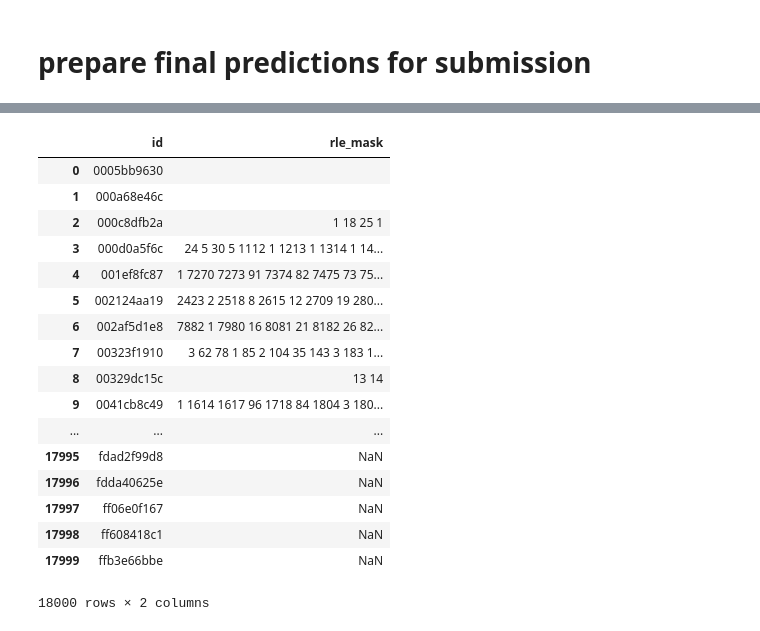
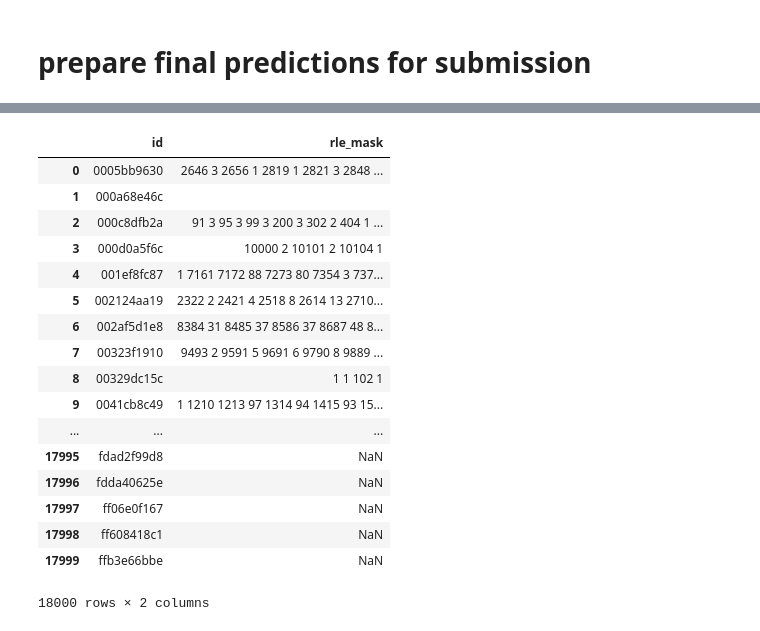
Before and after one commit to rahulpp891994/kaggle_salt_indentification, a Jupyter notebook: initial analysis.ipynb, the cells around one changed output, grey strips where cells are left out. Saved outputs shown, nothing was run; the diff lists cells and outputs as text; code cells hidden in the pictures.

```diff
--- a/initial analysis.ipynb
+++ b/initial analysis.ipynb
@@ -335,25 +335,18 @@ autoencoder.compile(optimizer="adam", loss='binary_crossentropy', metrics=[mean_
 # %%
 earlystopper = EarlyStopping(patience=15, verbose=1)
 reduce_lr = ReduceLROnPlateau(factor=0.1, patience=10, min_lr=0.001, verbose=1)
-checkpointer = ModelCheckpoint('model-tgs-salt_64-2-1.h5', verbose=1, save_best_only=True)
+checkpointer = ModelCheckpoint('model-tgs-salt_64-2-2.h5', verbose=1, save_best_only=True)
 # %% [markdown]
 ## define5 fold validation
 # %%
 autoencoder_train = autoencoder.fit([X_train,
-                                     get_depths_arr(df_X_train['depths'].values.tolist(),8,max_depths),
-                                     get_depths_arr(df_X_train['depths'].values.tolist(),16,max_depths),
-                                     get_depths_arr(df_X_train['depths'].values.tolist(),32,max_depths),
-                                     get_depths_arr(df_X_train['depths'].values.tolist(),64,max_depths)],
+                                     get_depths_arr(df_X_train['depths'].values.tolist(),8,max_depths)],
                                     [y_train],
                                     batch_size=116,
                                     epochs=100,
                                     verbose=1,
                                     validation_data=(
-                                        [X_test,
-                                         get_depths_arr(df_X_test['depths'].values.tolist(),8,max_depths),
-                                         get_depths_arr(df_X_test['depths'].values.tolist(),16,max_depths),
-                                         get_depths_arr(df_X_test['depths'].values.tolist(),32,max_depths),
-                                         get_depths_arr(df_X_test['depths'].values.tolist(),64,max_depths)],
+                                        [X_test,get_depths_arr(df_X_test['depths'].values.tolist(),8,max_depths)],
                                         [y_test]),
 
                                     callbacks=[earlystopper, checkpointer,reduce_lr])
@@ -405,10 +398,7 @@ def get_101_dividing_np_array():
 ## prepare for X_test prediction
 # %%
 pred_imgs_64=autoencoder.predict([X_test,
-                              get_depths_arr(df_X_test['depths'].values.tolist(),8,max_depths),
-                              get_depths_arr(df_X_test['depths'].values.tolist(),16,max_depths),
-                              get_depths_arr(df_X_test['depths'].values.tolist(),32,max_depths),
-                              get_depths_arr(df_X_test['depths'].values.tolist(),64,max_depths)],verbose=1)
+                              get_depths_arr(df_X_test['depths'].values.tolist(),8,max_depths)],verbose=1)
 
 preds_img_101=np.zeros((int(X_test.shape[0]/5),101,101),dtype=float)
 preds_img_101[:,:cs[0],:cs[0]]=preds_img_101[:,:cs[0],:cs[0]]+pred_imgs_64[0:preds_img_101.shape[0],:,:,0]
@@ -546,22 +533,19 @@ X_preds = get_101_img_to_64(X_preds)
 X_preds = np.reshape(X_preds, (len(X_preds), 64, 64, 1))
 
 # import model and then use that mosel to predict images
-autoencoder=load_model('model-tgs-salt_64-2-1.h5', custom_objects={'mean_iou': mean_iou})
+autoencoder=load_model('model-tgs-salt_64-2-2.h5', custom_objects={'mean_iou': mean_iou})
 submi_img_64=autoencoder.predict([X_preds,
-                              get_depths_arr(list_X_preds_depths,8,max_depths),
-                              get_depths_arr(list_X_preds_depths,16,max_depths),
-                              get_depths_arr(list_X_preds_depths,32,max_depths),
-                              get_depths_arr(list_X_preds_depths,64,max_depths)],verbose=1)
+                              get_depths_arr(list_X_preds_depths,8,max_depths)],verbose=1)
 
 
 
 submi_img_101=np.zeros((int(X_preds.shape[0]/5),101,101),dtype=float)
-submi_img_101[:,:cs[0],:cs[0]]=submi_img_101[:,:cs[0],:cs[0]]+submi_imgs_64[0:submi_img_101.shape[0],:,:,0]
-submi_img_101[:,-cs[0]:,:cs[0]]=submi_img_101[:,-cs[0]:,:cs[0]]+submi_imgs_64[submi_img_101.shape[0]:submi_img_101.shape[0]*2,:,:,0]
-submi_img_101[:,:cs[0],-cs[0]:]=submi_img_101[:,:cs[0],-cs[0]:]+submi_imgs_64[submi_img_101.shape[0]*2:submi_img_101.shape[0]*3,:,:,0]
-submi_img_101[:,-cs[0]:,-cs[0]:]=submi_img_101[:,-cs[0]:,-cs[0]:]+submi_imgs_64[submi_img_101.shape[0]*3:submi_img_101.shape[0]*4,:,:,0]
+submi_img_101[:,:cs[0],:cs[0]]=submi_img_101[:,:cs[0],:cs[0]]+submi_img_64[0:submi_img_101.shape[0],:,:,0]
+submi_img_101[:,-cs[0]:,:cs[0]]=submi_img_101[:,-cs[0]:,:cs[0]]+submi_img_64[submi_img_101.shape[0]:submi_img_101.shape[0]*2,:,:,0]
+submi_img_101[:,:cs[0],-cs[0]:]=submi_img_101[:,:cs[0],-cs[0]:]+submi_img_64[submi_img_101.shape[0]*2:submi_img_101.shape[0]*3,:,:,0]
+submi_img_101[:,-cs[0]:,-cs[0]:]=submi_img_101[:,-cs[0]:,-cs[0]:]+submi_img_64[submi_img_101.shape[0]*3:submi_img_101.shape[0]*4,:,:,0]
 
-submi_img_101[:,ch_mid_idx[0]:ch_mid_idx[1],ch_mid_idx[0]:ch_mid_idx[1]]=submi_img_101[:,ch_mid_idx[0]:ch_mid_idx[1],ch_mid_idx[0]:ch_mid_idx[1]]+submi_imgs_64[submi_img_101.shape[0]*4:submi_img_101.shape[0]*5,:,:,0]
+submi_img_101[:,ch_mid_idx[0]:ch_mid_idx[1],ch_mid_idx[0]:ch_mid_idx[1]]=submi_img_101[:,ch_mid_idx[0]:ch_mid_idx[1],ch_mid_idx[0]:ch_mid_idx[1]]+submi_img_64[submi_img_101.shape[0]*4:submi_img_101.shape[0]*5,:,:,0]
 
 
 submi_img_101_c=submi_img_101/get_101_dividing_np_array()*255.0
@@ -578,22 +559,22 @@ Input shape :  (17570, 101, 101) Output shape :  (87850, 64, 64)
 # %%
 sub = pd.DataFrame()
 sub['id']=X_preds_img_id + output_blank_id
 sub['rle_mask']=output_X_submi + [np.nan for i in range(len(output_blank_id))]
 
-sub.to_csv('submission1.csv',index=False)
+sub.to_csv('submission2.csv',index=False)
 sub
 # %% [output]
 |  | id | rle_mask |
-| 0 | 0005bb9630 |  |
+| 0 | 0005bb9630 | 2646 3 2656 1 2819 1 2821 3 2848 ... |
 | 1 | 000a68e46c |  |
-| 2 | 000c8dfb2a | 1 18 25 1 |
-| 3 | 000d0a5f6c | 24 5 30 5 1112 1 1213 1 1314 1 14... |
-| 4 | 001ef8fc87 | 1 7270 7273 91 7374 82 7475 73 75... |
-| 5 | 002124aa19 | 2423 2 2518 8 2615 12 2709 19 280... |
-| 6 | 002af5d1e8 | 7882 1 7980 16 8081 21 8182 26 82... |
-| 7 | 00323f1910 | 3 62 78 1 85 2 104 35 143 3 183 1... |
-| 8 | 00329dc15c | 13 14 |
-| 9 | 0041cb8c49 | 1 1614 1617 96 1718 84 1804 3 180... |
+| 2 | 000c8dfb2a | 91 3 95 3 99 3 200 3 302 2 404 1 ... |
+| 3 | 000d0a5f6c | 10000 2 10101 2 10104 1 |
+| 4 | 001ef8fc87 | 1 7161 7172 88 7273 80 7354 3 737... |
+| 5 | 002124aa19 | 2322 2 2421 4 2518 8 2614 13 2710... |
+| 6 | 002af5d1e8 | 8384 31 8485 37 8586 37 8687 48 8... |
+| 7 | 00323f1910 | 9493 2 9591 5 9691 6 9790 8 9889 ... |
+| 8 | 00329dc15c | 1 1 102 1 |
+| 9 | 0041cb8c49 | 1 1210 1213 97 1314 94 1415 93 15... |
 | ... | ... | ... |
 | 17995 | fdad2f99d8 | NaN |
 | 17996 | fdda40625e | NaN |
```
Also changed, not shown: parts of 5 cells of this notebook.
